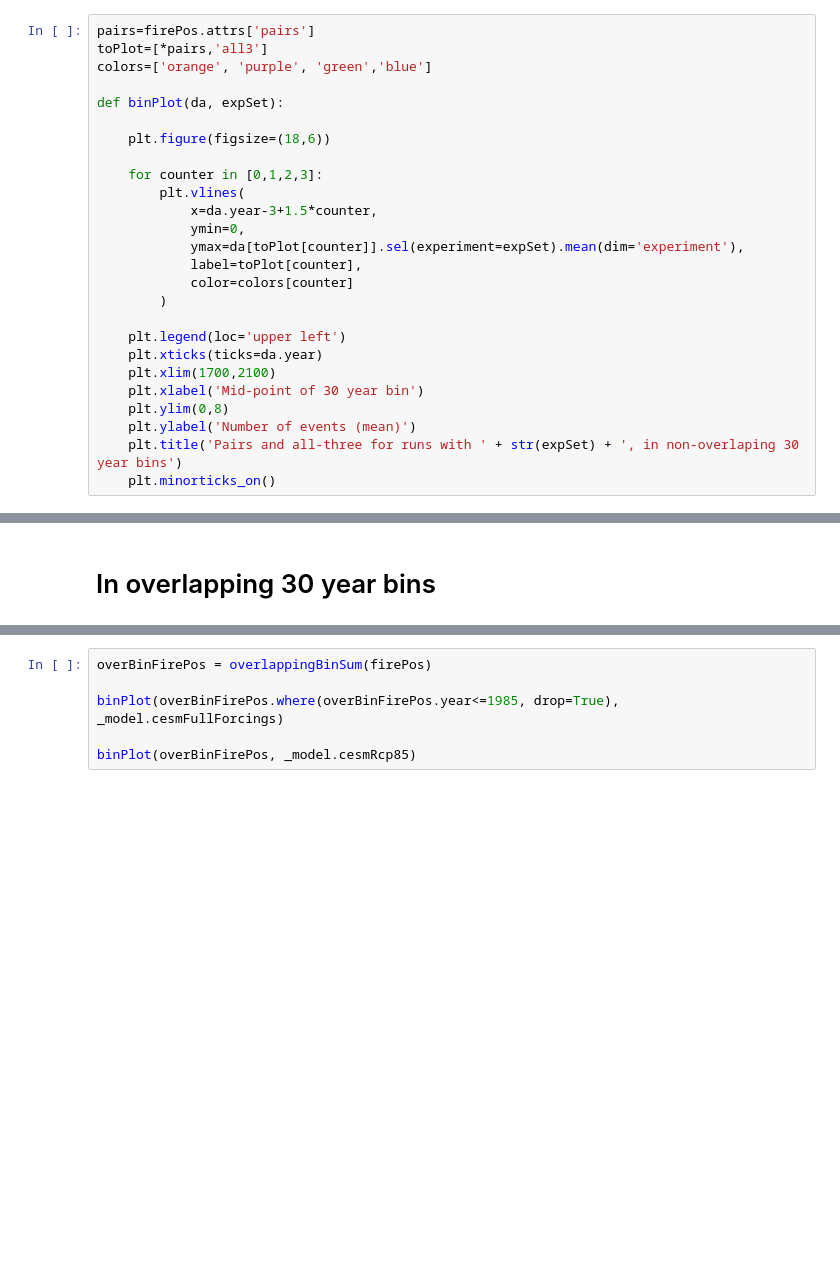
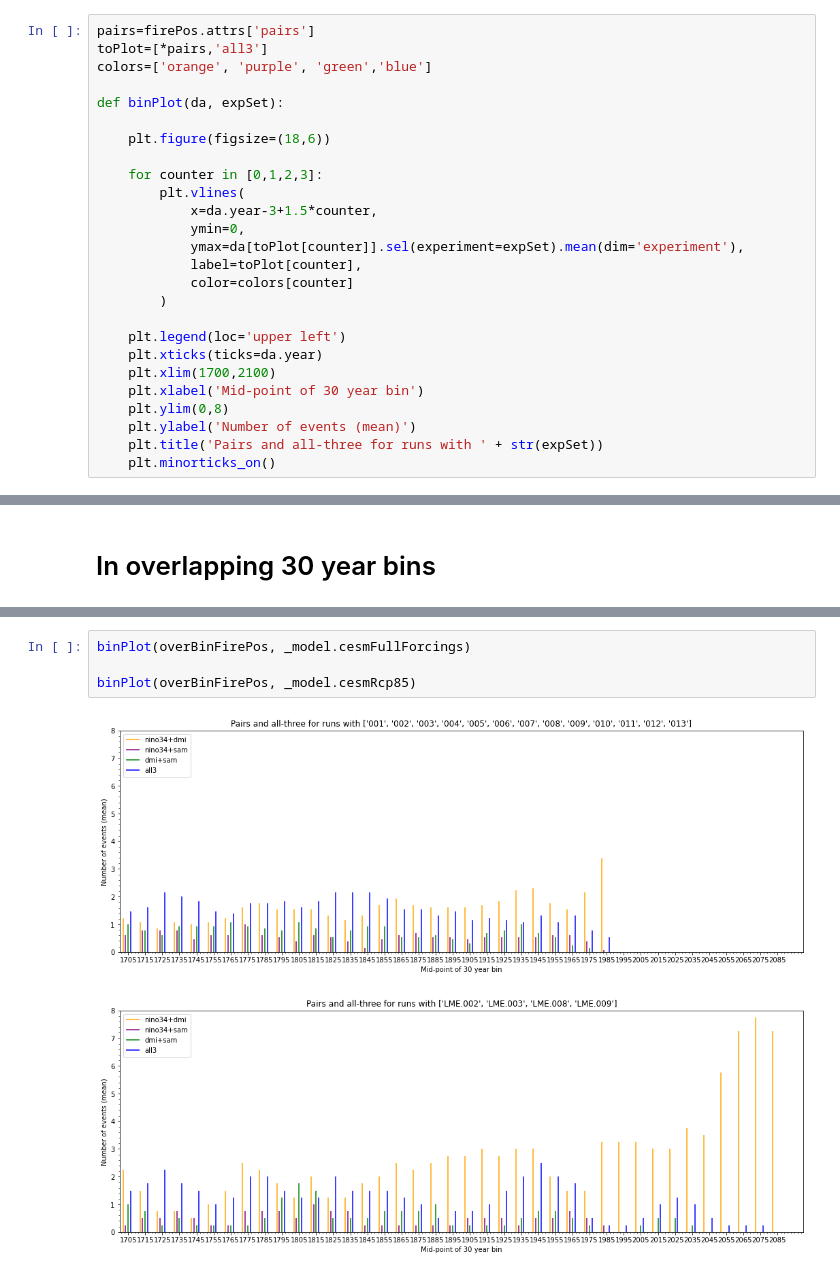
Before and after one commit to anton-seaice/compound, a Jupyter notebook: cesmCompoundsType.ipynb, the cells around one changed output, grey strips where cells are left out. Drawn from its saved outputs; the diff is of its cells as text; blank space fills up the shorter version.

```diff
--- a/cesmCompoundsType.ipynb
+++ b/cesmCompoundsType.ipynb
@@ -70,7 +91,7 @@ def binPlot(da, expSet):
     plt.xlabel('Mid-point of 30 year bin')
     plt.ylim(0,8)
     plt.ylabel('Number of events (mean)')
-    plt.title('Pairs and all-three for runs with ' + str(expSet) + ', in non-overlaping 30 year bins')
+    plt.title('Pairs and all-three for runs with ' + str(expSet))
     plt.minorticks_on()
 # %%
 binPlot(binnedFirePos.where(binnedFirePos.year<=1985, drop=True), _model.cesmFullForcings)
@@ -155,6 +188,7 @@ Coordinates:
 # %%
-overBinFirePos = overlappingBinSum(firePos)
-
-binPlot(overBinFirePos.where(overBinFirePos.year<=1985, drop=True), _model.cesmFullForcings)
+binPlot(overBinFirePos, _model.cesmFullForcings)
 
 binPlot(overBinFirePos, _model.cesmRcp85)
+# %% [output]
+[figure, added]
+[figure, added]
```
Also changed, not shown: parts of 12 cells of this notebook, 23 other files.
